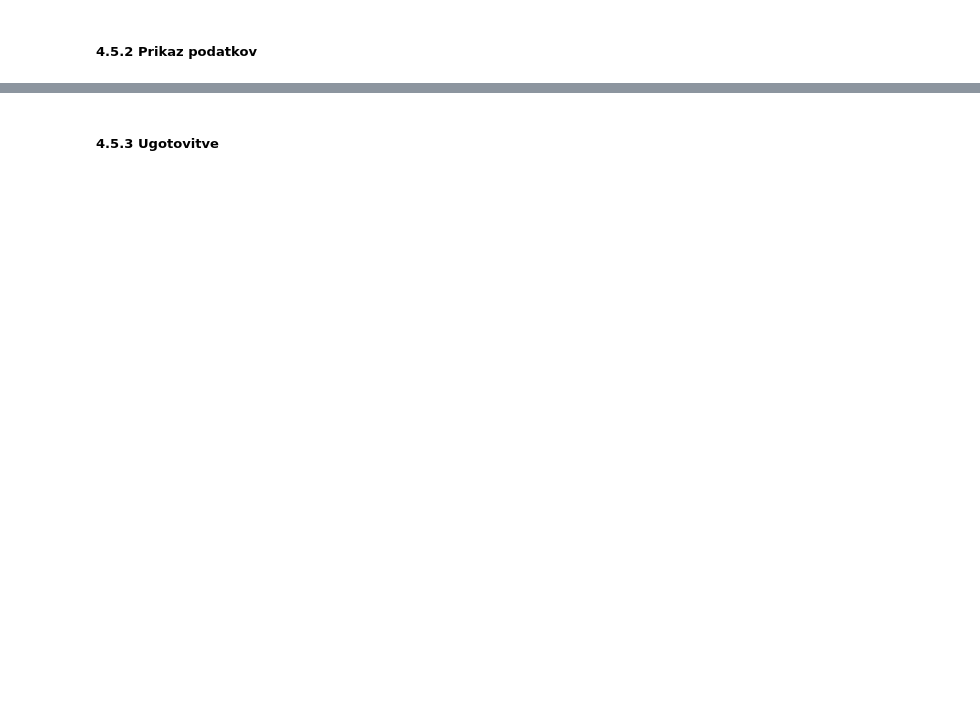
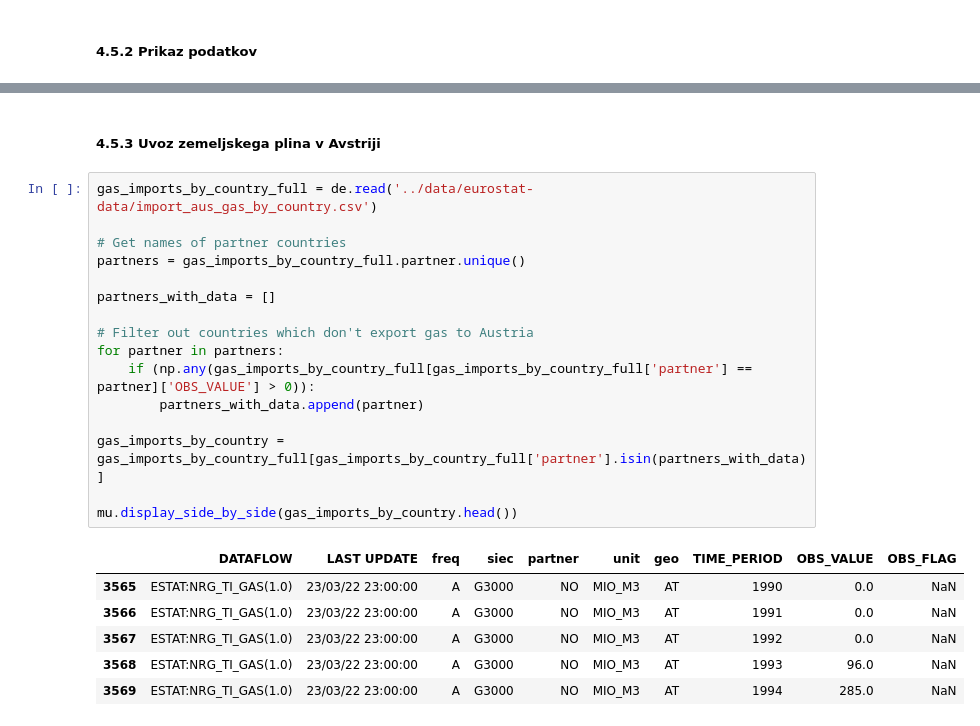
Before and after one commit to cugalord/PR21_NVZ-LS-BK-NZ, a Jupyter notebook: src/energy_production_analysis.ipynb, the cells around one changed output, grey strips where cells are left out. Saved outputs shown, nothing was run; the diff lists cells and outputs as text; blank space fills up the shorter version.

```diff
--- a/src/energy_production_analysis.ipynb
+++ b/src/energy_production_analysis.ipynb
@@ -418,2 +435,25 @@ plt.legend(loc='center left', bbox_to_anchor=(1, 0.5));
 # %% [markdown]
-##### 4.5.3 Ugotovitve
+##### 4.5.3 Uvoz zemeljskega plina v Avstriji
+# %%
+gas_imports_by_country_full = de.read('../data/eurostat-data/import_aus_gas_by_country.csv')
+
+# Get names of partner countries
+partners = gas_imports_by_country_full.partner.unique()
+
+partners_with_data = []
+
+# Filter out countries which don't export gas to Austria
+for partner in partners:
+    if (np.any(gas_imports_by_country_full[gas_imports_by_country_full['partner'] == partner]['OBS_VALUE'] > 0)):
+        partners_with_data.append(partner)
+
+gas_imports_by_country = gas_imports_by_country_full[gas_imports_by_country_full['partner'].isin(partners_with_data)]
+
+mu.display_side_by_side(gas_imports_by_country.head())
+# %% [output]
+|  | DATAFLOW | LAST UPDATE | freq | siec | partner | unit | geo | TIME_PERIOD | OBS_VALUE | OBS_FLAG |
+| 3565 | ESTAT:NRG_TI_GAS(1.0) | 23/03/22 23:00:00 | A | G3000 | NO | MIO_M3 | AT | 1990 | 0.0 | NaN |
+| 3566 | ESTAT:NRG_TI_GAS(1.0) | 23/03/22 23:00:00 | A | G3000 | NO | MIO_M3 | AT | 1991 | 0.0 | NaN |
+| 3567 | ESTAT:NRG_TI_GAS(1.0) | 23/03/22 23:00:00 | A | G3000 | NO | MIO_M3 | AT | 1992 | 0.0 | NaN |
+| 3568 | ESTAT:NRG_TI_GAS(1.0) | 23/03/22 23:00:00 | A | G3000 | NO | MIO_M3 | AT | 1993 | 96.0 | NaN |
+| 3569 | ESTAT:NRG_TI_GAS(1.0) | 23/03/22 23:00:00 | A | G3000 | NO | MIO_M3 | AT | 1994 | 285.0 | NaN |
```
Also changed, not shown: parts of 15 cells of this notebook, 1 other file.
